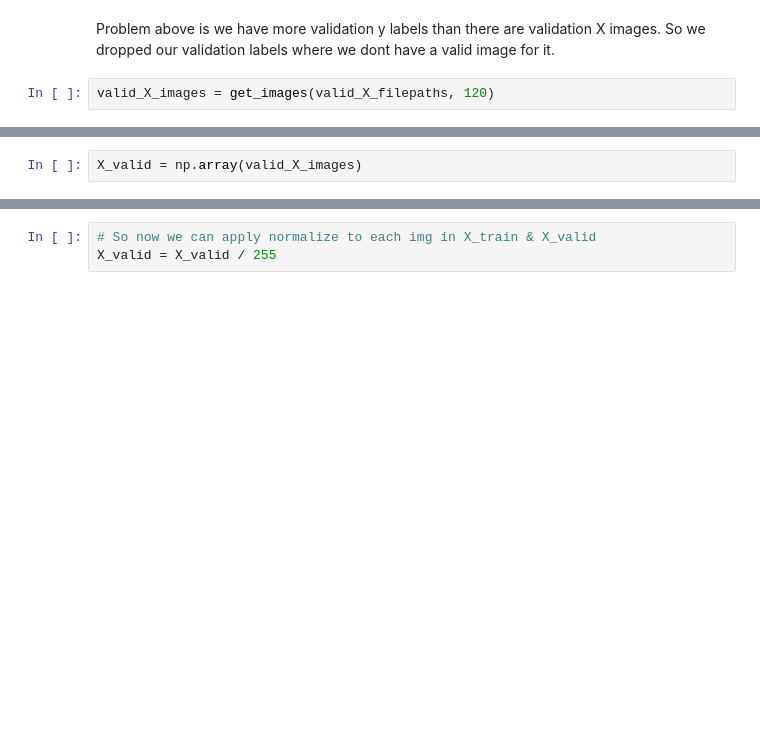
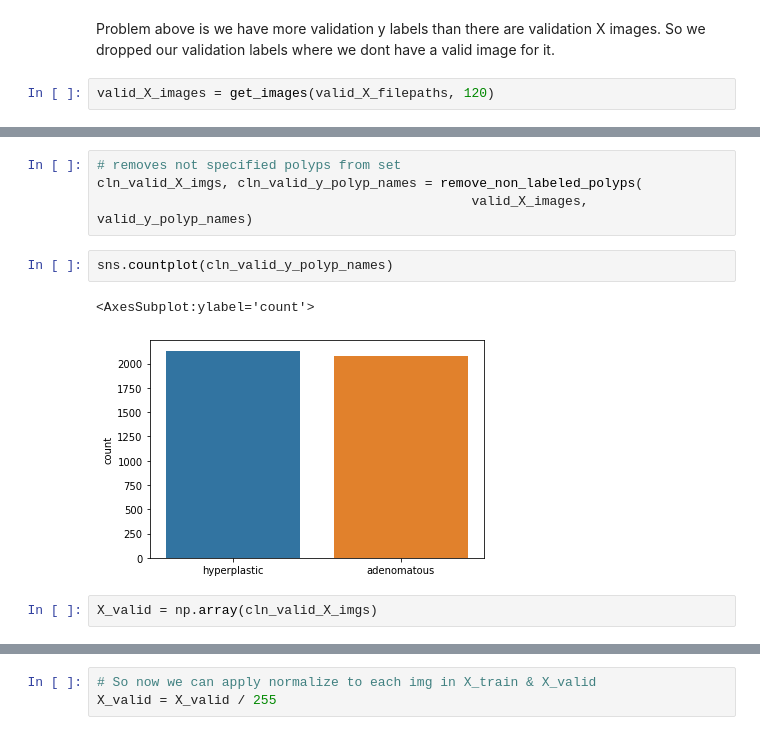
Before and after one commit to shreyahunur/Lesion-Detection, a Jupyter notebook: Notebooks/cnn_polyp_classification_main.ipynb, the cells around one changed output, grey strips where cells are left out. Saved outputs shown, nothing was run; the diff lists cells and outputs as text; blank space fills up the shorter version.

```diff
--- a/Notebooks/cnn_polyp_classification_main.ipynb
+++ b/Notebooks/cnn_polyp_classification_main.ipynb
@@ -353,5 +337,14 @@ valid_X_images = get_images(valid_X_filepaths, 120)
+# %%
+# removes not specified polyps from set
+cln_valid_X_imgs, cln_valid_y_polyp_names = remove_non_labeled_polyps(
+                                                valid_X_images, valid_y_polyp_names)
+# %%
+sns.countplot(cln_valid_y_polyp_names)
+# %% [output]
+<AxesSubplot:ylabel='count'>
+[figure, added]
 # %%
-X_valid = np.array(valid_X_images)
+X_valid = np.array(cln_valid_X_imgs)
 # %%
 X_valid.shape
 # %% [output]
```
Also changed, not shown: parts of 86 cells of this notebook.
